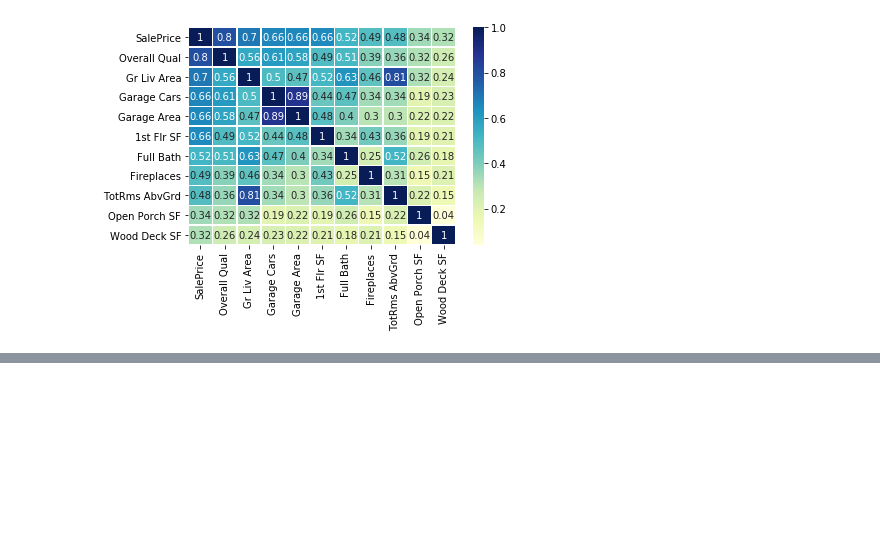
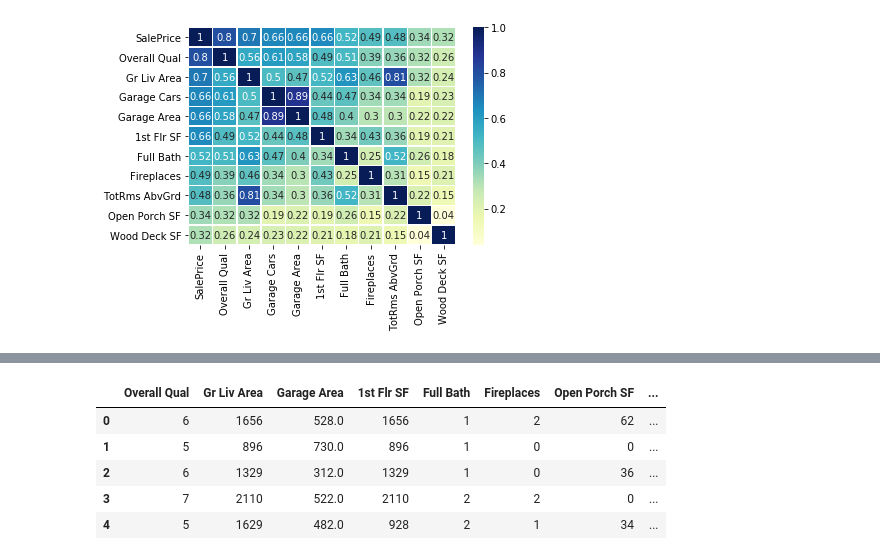
Before and after one commit to wdzarif/linear-regression-ML, a Jupyter notebook: PredictHousingPrices.ipynb, the cells around one changed output, grey strips where cells are left out. Drawn from its saved outputs; the diff is of its cells as text; code cells hidden in the pictures; blank space fills up the shorter version.

```diff
--- a/PredictHousingPrices.ipynb
+++ b/PredictHousingPrices.ipynb
@@ -275,3 +276,12 @@ sns.heatmap(corrmat, annot=True, linewidths=.5, cmap="YlGnBu")
 # %% [output]
 <matplotlib.axes._subplots.AxesSubplot at 0x...>
 [figure]
+# %%
+#let's drop Garage Cars and TotRms AbvGrd
+final_corr_cols = strong_corrs.drop(['Garage Cars', 'TotRms AbvGrd'])
+features = final_corr_cols.drop(['SalePrice']).index
+target = 'SalePrice'
+
+#filtring the test database to contain only the above features
+clean_test = test[final_corr_cols.index]
+clean_test.isnull().sum()
@@ -277,0 +334,14 @@ sns.heatmap(corrmat, annot=True, linewidths=.5, cmap="YlGnBu")
+# %%
+# When the values in a feature column have low variance, they don't meaningfully contribute to the model's predictive capability.
+# therefore we remove features with low variance
+# To normalize values in columns the whole database needs to be re-scaled so values are between 0 and 1
+# to do that we transform the train databse with this: (x-min(x))/(max(x)-min(x))
+unit_train = train[features]
+unit_train.head()
+# %% [output]
+|  | Overall Qual | Gr Liv Area | Garage Area | 1st Flr SF | Full Bath | Fireplaces | Open Porch SF | ... |
+| 0 | 6 | 1656 | 528.0 | 1656 | 1 | 2 | 62 | ... |
+| 1 | 5 | 896 | 730.0 | 896 | 1 | 0 | 0 | ... |
+| 2 | 6 | 1329 | 312.0 | 1329 | 1 | 0 | 36 | ... |
+| 3 | 7 | 2110 | 522.0 | 2110 | 2 | 2 | 0 | ... |
+| 4 | 5 | 1629 | 482.0 | 928 | 2 | 1 | 34 | ... |
```
Also changed, not shown: parts of 10 cells of this notebook.
